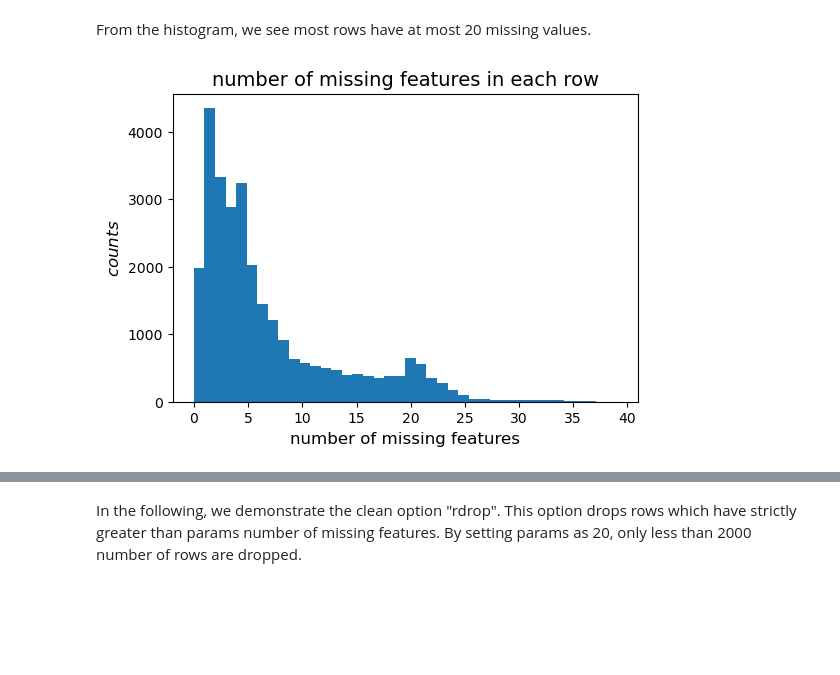
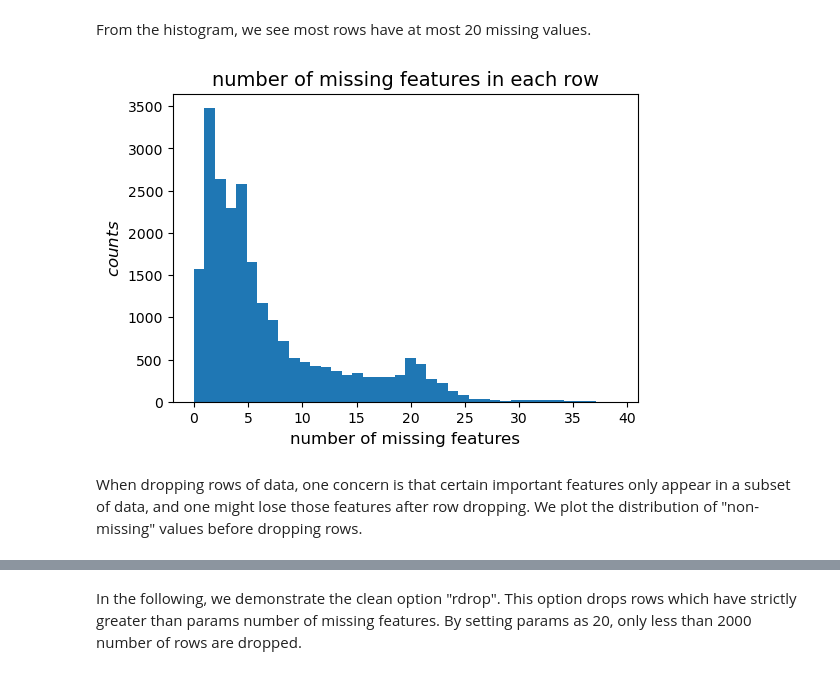
Before and after one commit to RuiboZhang98/CIBMTR_post_hct_survival, a Jupyter notebook: scripts/chihao_cleaning.ipynb, the cells around one changed output, grey strips where cells are left out. Cells and saved outputs as stored; diff of their text form; code cells hidden in the pictures; blank space fills up the shorter version.

Commit message:
performed train_test split

```diff
--- a/scripts/chihao_cleaning.ipynb
+++ b/scripts/chihao_cleaning.ipynb
@@ -8,5 +9,9 @@ Read the data and observe the distribution of missing values. The raw data has 2
 # %%
 df = pd.read_csv('../data/train.csv')
 
-print(f"{df.shape}\n")
+df_tr, df_tt = train_test_split( df,  train_size= 0.8, random_state = 41, shuffle = True)
+
+print(f"{df_tr.shape}\n")
+
+print(f"{df_tt.shape}\n")
 # %% [output]
@@ -20,18 +27,20 @@ From the histogram, we see most rows have at most 20 missing values.
 # %%
 
 ## Add a figsize here
 plt.figure(figsize=(6,4))
 
 ## Fill in plt.plot
-plt.hist(df.isna().sum(axis=1).to_list(), bins=40)
+plt.hist(df_tr.isna().sum(axis=1).to_list(), bins=40)
 
 ## Give x and y labels
 plt.xlabel("number of missing features", fontsize=12)
 plt.ylabel("$counts$", fontsize=12)
 
 ## Give your plot a title
 plt.title("number of missing features in each row", fontsize=14)
 
 plt.show()
 # %% [output]
-[figure, old version]
+[figure, new version]
+# %% [markdown]
+When dropping rows of data, one concern is that certain important features only appear in a subset of data, and one might lose those features after row dropping. We plot the distribution of "non-missing" values before dropping rows.
```
Also changed, not shown: parts of 6 cells of this notebook.
